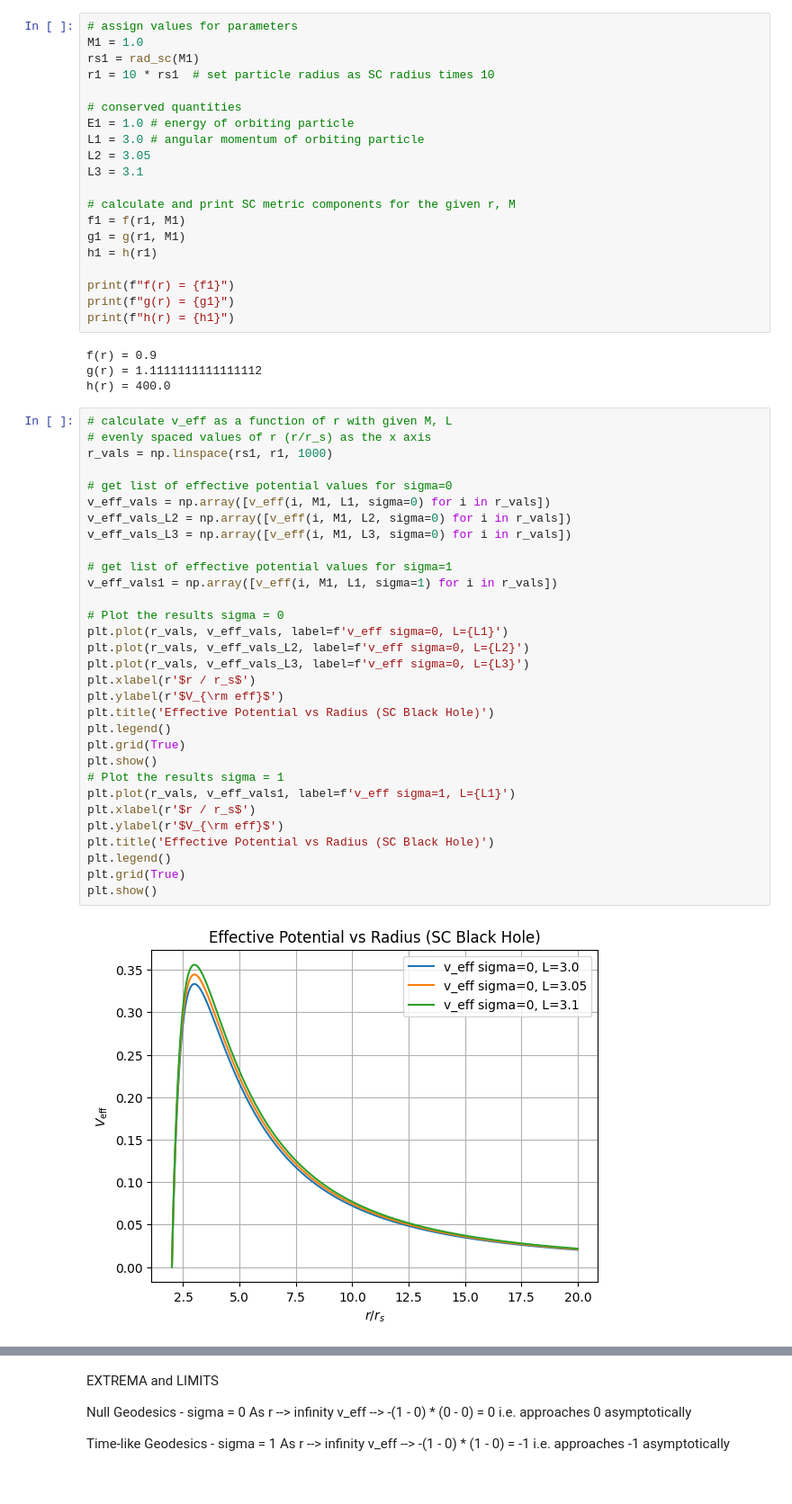
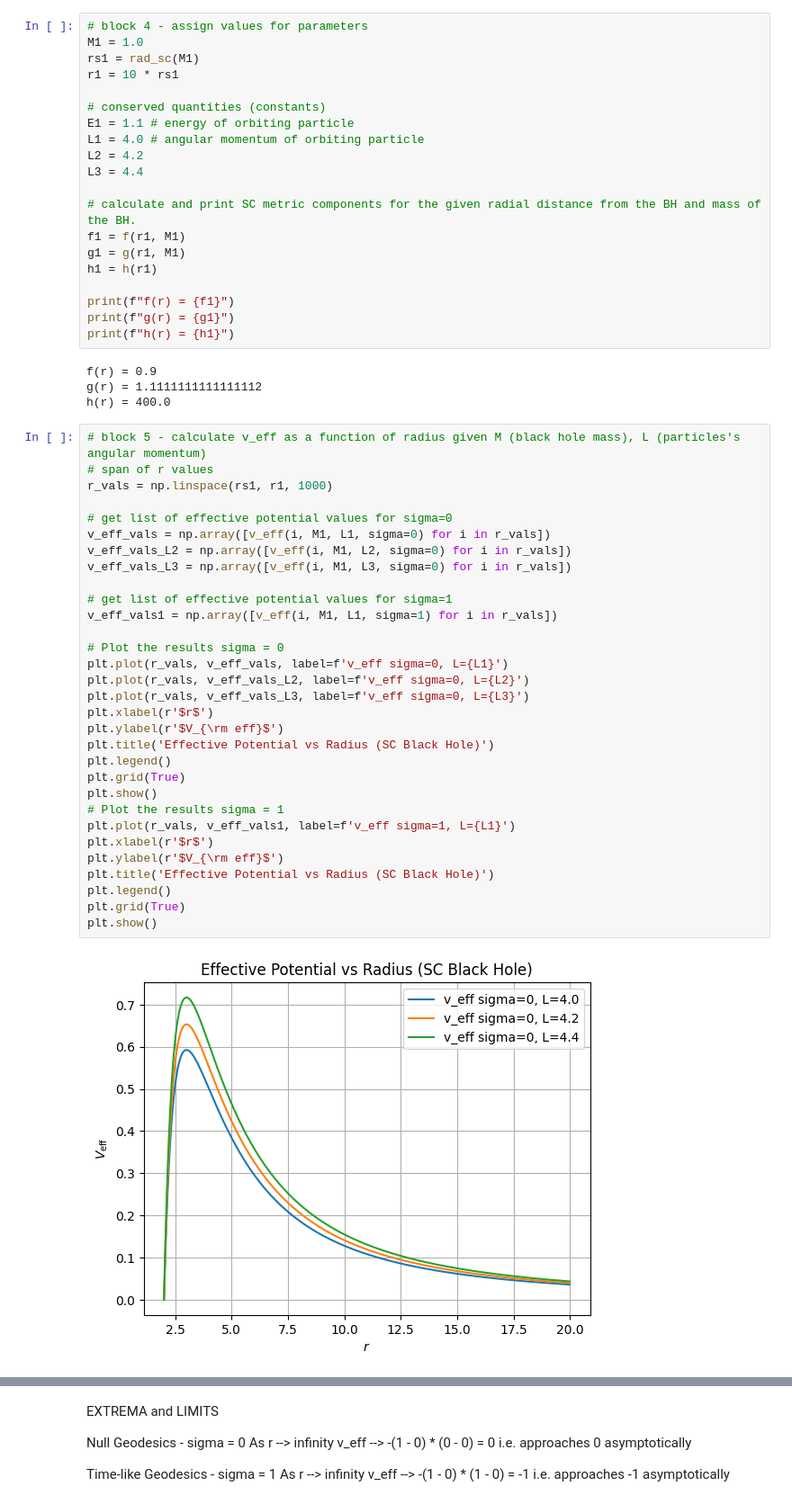
Before and after one commit to AdamSmithOrlik/quantum-black-holes, a Jupyter notebook: sue/code-draft.ipynb, the cells around one changed output, grey strips where cells are left out. Shown at 90% size. Cells and saved outputs as stored; diff of their text form.

```diff
--- a/sue/code-draft.ipynb
+++ b/sue/code-draft.ipynb
@@ -88,18 +83,18 @@ def eq_of_motion(tau, y, params, sigma=0):
 
     return [dt_dtau, dr_dtau, dphi_dtau]
 # %%
-# assign values for parameters
+# block 4 - assign values for parameters
 M1 = 1.0
 rs1 = rad_sc(M1)
-r1 = 10 * rs1  # set particle radius as SC radius times 10
+r1 = 10 * rs1
 
-# conserved quantities
-E1 = 1.0 # energy of orbiting particle
-L1 = 3.0 # angular momentum of orbiting particle
-L2 = 3.05
-L3 = 3.1
+# conserved quantities (constants)
+E1 = 1.1 # energy of orbiting particle
+L1 = 4.0 # angular momentum of orbiting particle
+L2 = 4.2
+L3 = 4.4
 
-# calculate and print SC metric components for the given r, M
+# calculate and print SC metric components for the given radial distance from the BH and mass of the BH.
 f1 = f(r1, M1)
 g1 = g(r1, M1)
 h1 = h(r1)
@@ -112,35 +107,35 @@ f(r) = 0.9
 g(r) = 1.1111111111111112
 h(r) = 400.0
 # %%
-# calculate v_eff as a function of r with given M, L
-# evenly spaced values of r (r/r_s) as the x axis
+# block 5 - calculate v_eff as a function of radius given M (black hole mass), L (particles's angular momentum)
+# span of r values
 r_vals = np.linspace(rs1, r1, 1000)
 
 # get list of effective potential values for sigma=0
 v_eff_vals = np.array([v_eff(i, M1, L1, sigma=0) for i in r_vals])
 v_eff_vals_L2 = np.array([v_eff(i, M1, L2, sigma=0) for i in r_vals])
 v_eff_vals_L3 = np.array([v_eff(i, M1, L3, sigma=0) for i in r_vals])
 
 # get list of effective potential values for sigma=1
 v_eff_vals1 = np.array([v_eff(i, M1, L1, sigma=1) for i in r_vals])
 
 # Plot the results sigma = 0
 plt.plot(r_vals, v_eff_vals, label=f'v_eff sigma=0, L={L1}')
 plt.plot(r_vals, v_eff_vals_L2, label=f'v_eff sigma=0, L={L2}')
 plt.plot(r_vals, v_eff_vals_L3, label=f'v_eff sigma=0, L={L3}')
-plt.xlabel(r'$r / r_s$')
+plt.xlabel(r'$r$')
 plt.ylabel(r'$V_{\rm eff}$')
 plt.title('Effective Potential vs Radius (SC Black Hole)')
 plt.legend()
 plt.grid(True)
 plt.show()
 # Plot the results sigma = 1
 plt.plot(r_vals, v_eff_vals1, label=f'v_eff sigma=1, L={L1}')
-plt.xlabel(r'$r / r_s$')
+plt.xlabel(r'$r$')
 plt.ylabel(r'$V_{\rm eff}$')
 plt.title('Effective Potential vs Radius (SC Black Hole)')
 plt.legend()
 plt.grid(True)
 plt.show()
 # %% [output]
-[figure, old version]
+[figure, new version]
```
Also changed, not shown: parts of 10 cells of this notebook.
